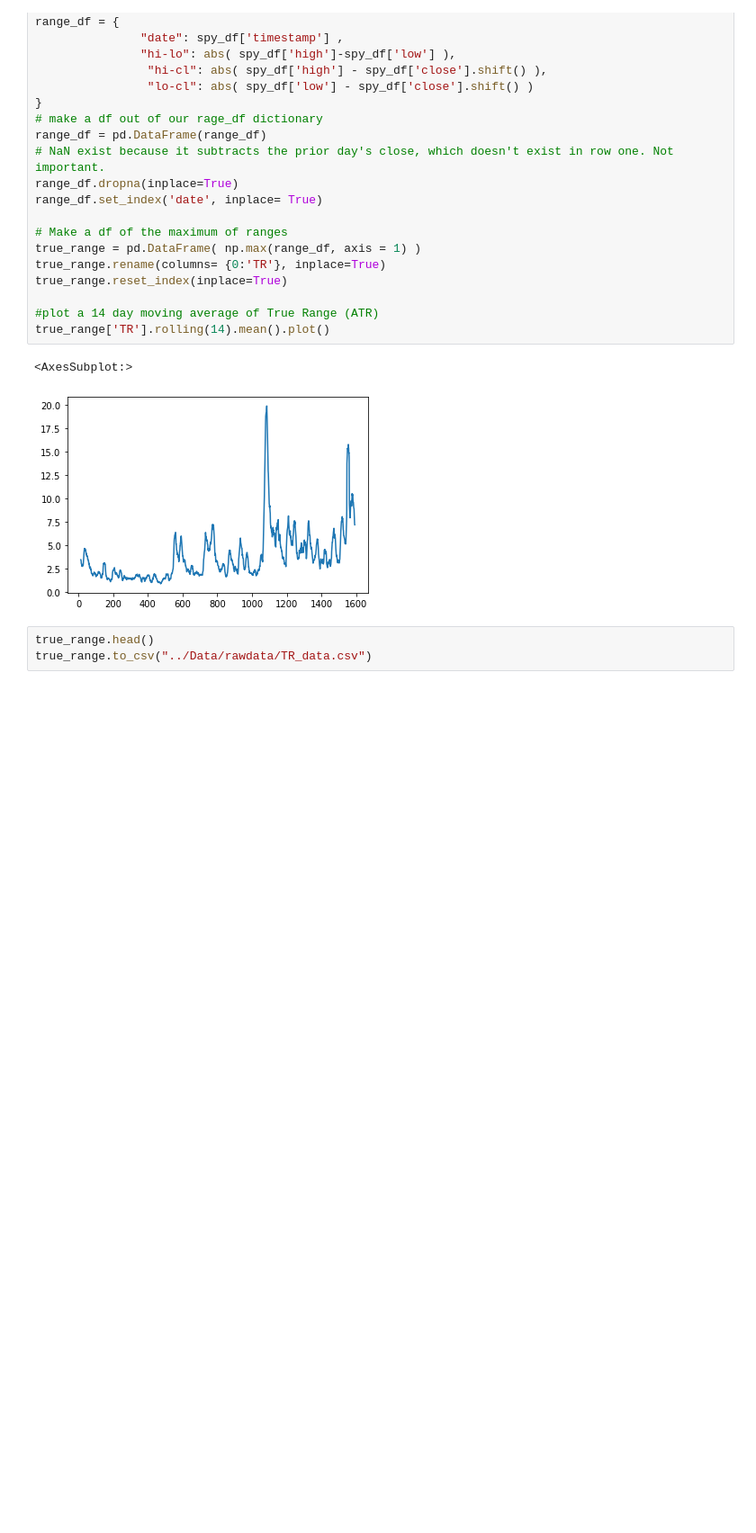
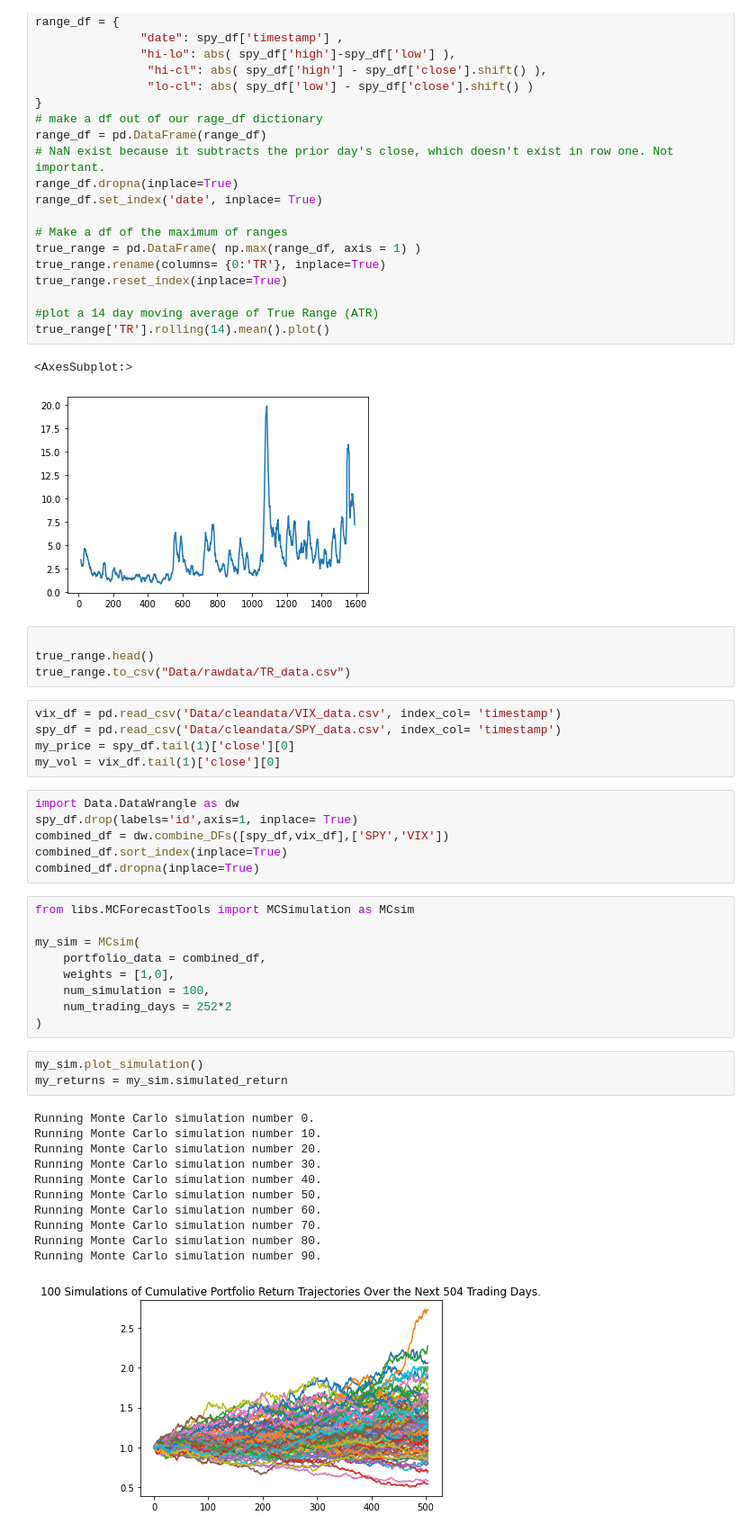
Before and after one commit to JoeHGeoghegan/VIX_Timing_The_Market, a Jupyter notebook: Notebooks/Laramie.ipynb, the cells around one changed output. Shown at 90% size. Cells and saved outputs as stored; diff of their text form; blank space fills up the shorter version.

Commit message:
added code for deriving prices from monte carlo sims-- all work from group project day 2

```diff
--- a/Notebooks/Laramie.ipynb
+++ b/Notebooks/Laramie.ipynb
@@ -72,5 +65,41 @@ true_range['TR'].rolling(14).mean().plot()
 <AxesSubplot:>
 [figure]
 # %%
+
 true_range.head()
-true_range.to_csv("../Data/rawdata/TR_data.csv")
+true_range.to_csv("Data/rawdata/TR_data.csv")
+# %%
+vix_df = pd.read_csv('Data/cleandata/VIX_data.csv', index_col= 'timestamp')
+spy_df = pd.read_csv('Data/cleandata/SPY_data.csv', index_col= 'timestamp')
+my_price = spy_df.tail(1)['close'][0]
+my_vol = vix_df.tail(1)['close'][0]
+# %%
+import Data.DataWrangle as dw
+spy_df.drop(labels='id',axis=1, inplace= True)
+combined_df = dw.combine_DFs([spy_df,vix_df],['SPY','VIX'])
+combined_df.sort_index(inplace=True)
+combined_df.dropna(inplace=True)
+# %%
+from libs.MCForecastTools import MCSimulation as MCsim
+
+my_sim = MCsim(
+    portfolio_data = combined_df,
+    weights = [1,0],
+    num_simulation = 100,
+    num_trading_days = 252*2
+)
+# %%
+my_sim.plot_simulation()
+my_returns = my_sim.simulated_return
+# %% [output]
+Running Monte Carlo simulation number 0.
+Running Monte Carlo simulation number 10.
+Running Monte Carlo simulation number 20.
+Running Monte Carlo simulation number 30.
+Running Monte Carlo simulation number 40.
+Running Monte Carlo simulation number 50.
+Running Monte Carlo simulation number 60.
+Running Monte Carlo simulation number 70.
+Running Monte Carlo simulation number 80.
+Running Monte Carlo simulation number 90.
+[figure, added]
```
Also changed, not shown: parts of 8 cells of this notebook, 4 other files.
